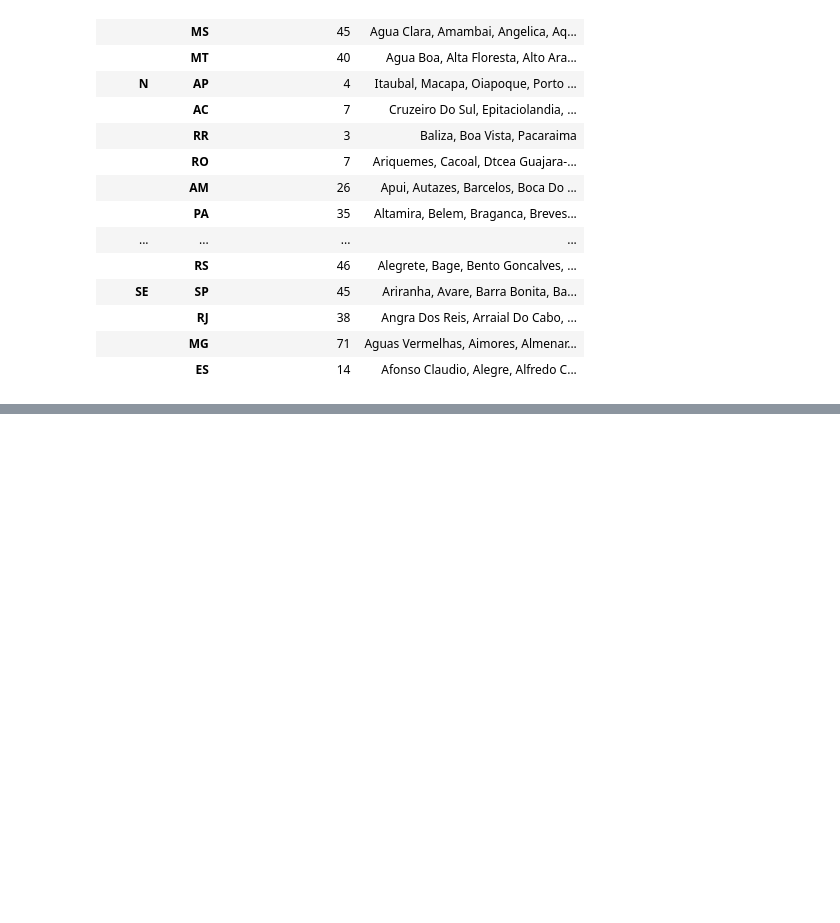
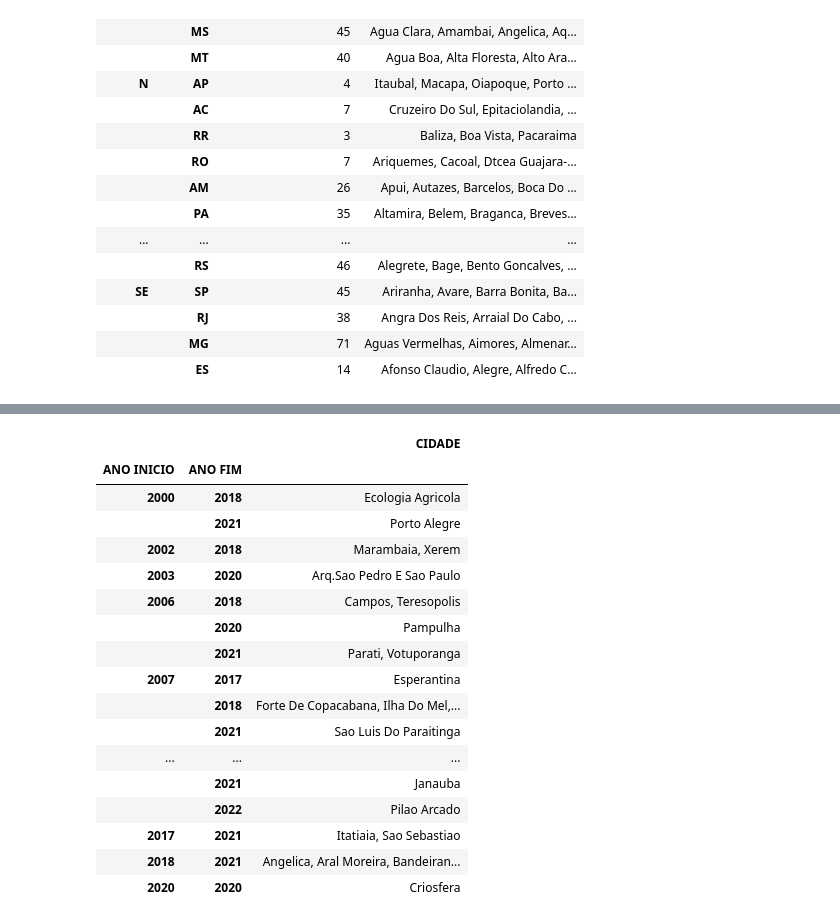
Before and after one commit to nfmmendes/INMET-data-play, a Jupyter notebook: Dados Metereológicos do INMET.ipynb, the cells around one changed output, grey strips where cells are left out. Drawn from its saved outputs; the diff is of its cells as text; code cells hidden in the pictures; blank space fills up the shorter version.

```diff
--- a/Dados Metereológicos do INMET.ipynb
+++ b/Dados Metereológicos do INMET.ipynb
@@ -101,0 +157,26 @@ display(df_files[['REGIAO', 'ESTADO', 'CIDADE']]\
+# %%
+df_files[['ANO', 'CIDADE']].groupby(['CIDADE']).agg({'first', 'last'}).droplevel(0, axis = 1)\
+        .query("last < '2023'").reset_index()\
+        .rename(columns={'first': 'ANO INICIO', 'last': 'ANO FIM'}).groupby(by=['ANO INICIO', 'ANO FIM'])\
+        .agg({'CIDADE' :lambda col: ',  '.join([x.title() for x in col.sort_values()])})\
+        .style.set_properties(**{'text-align': 'left'})\
+        .apply_index(color, axis=0, level =[0])
+# %% [output]
+|  |  | CIDADE |
+| ANO INICIO | ANO FIM |  |
+| 2000 | 2018 | Ecologia Agricola |
+|  | 2021 | Porto Alegre |
+| 2002 | 2018 | Marambaia, Xerem |
+| 2003 | 2020 | Arq.Sao Pedro E Sao Paulo |
+| 2006 | 2018 | Campos, Teresopolis |
+|  | 2020 | Pampulha |
+|  | 2021 | Parati, Votuporanga |
+| 2007 | 2017 | Esperantina |
+|  | 2018 | Forte De Copacabana, Ilha Do Mel,... |
+|  | 2021 | Sao Luis Do Paraitinga |
+| ... | ... | ... |
+|  | 2021 | Janauba |
+|  | 2022 | Pilao Arcado |
+| 2017 | 2021 | Itatiaia, Sao Sebastiao |
+| 2018 | 2021 | Angelica, Aral Moreira, Bandeiran... |
+| 2020 | 2020 | Criosfera |
```
Also changed, not shown: parts of 7 cells of this notebook.
